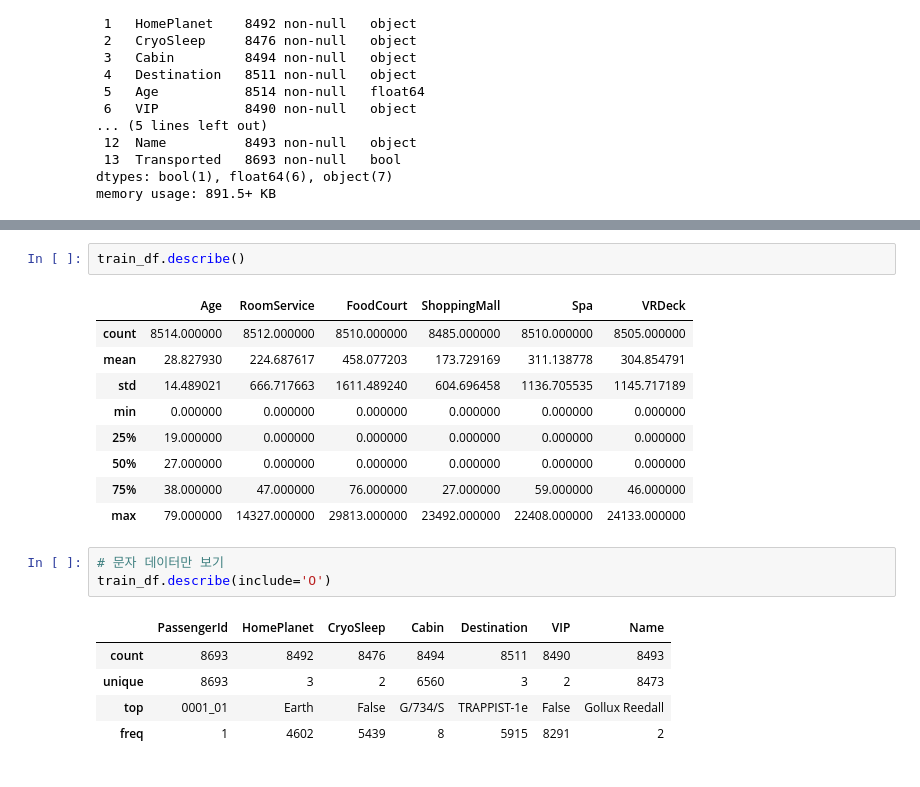
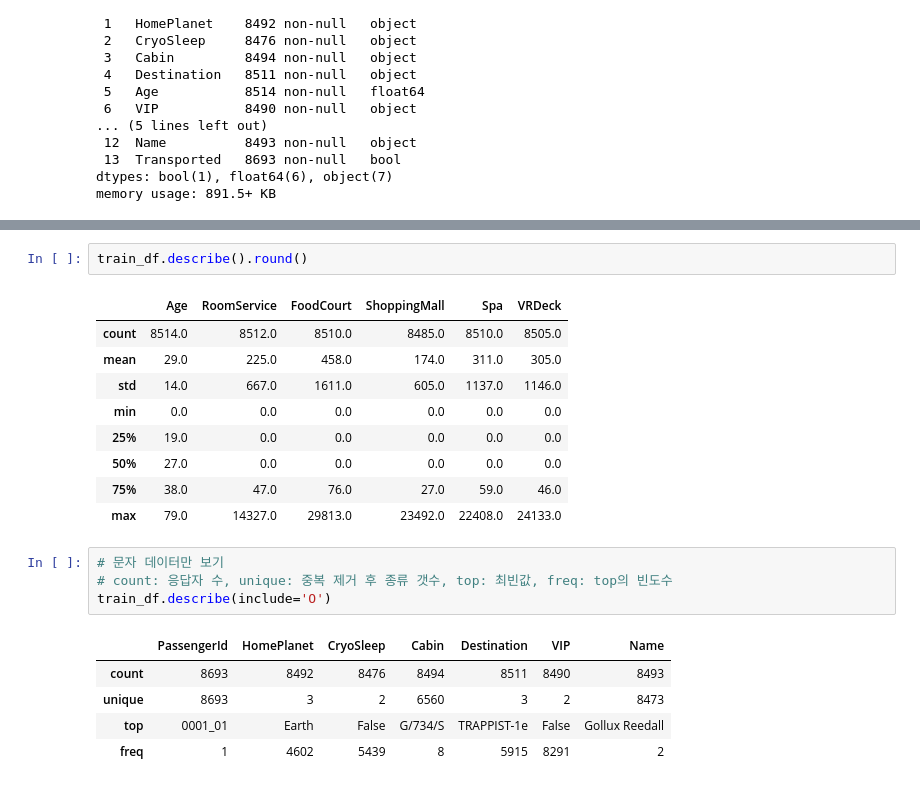
Before and after one commit to whrbgud333/sklearn-est15th-realfinal, a Jupyter notebook: Spaceship_Titanic/Spaceship_1.ipynb, the cells around one changed output, grey strips where cells are left out. Drawn from its saved outputs; the diff is of its cells as text.

```diff
--- a/Spaceship_Titanic/Spaceship_1.ipynb
+++ b/Spaceship_Titanic/Spaceship_1.ipynb
@@ -146,17 +195,18 @@ memory usage: 891.5+ KB
 # %%
-train_df.describe()
+train_df.describe().round()
 # %% [output]
 |  | Age | RoomService | FoodCourt | ShoppingMall | Spa | VRDeck |
-| count | 8514.000000 | 8512.000000 | 8510.000000 | 8485.000000 | 8510.000000 | 8505.000000 |
-| mean | 28.827930 | 224.687617 | 458.077203 | 173.729169 | 311.138778 | 304.854791 |
-| std | 14.489021 | 666.717663 | 1611.489240 | 604.696458 | 1136.705535 | 1145.717189 |
-| min | 0.000000 | 0.000000 | 0.000000 | 0.000000 | 0.000000 | 0.000000 |
-| 25% | 19.000000 | 0.000000 | 0.000000 | 0.000000 | 0.000000 | 0.000000 |
-| 50% | 27.000000 | 0.000000 | 0.000000 | 0.000000 | 0.000000 | 0.000000 |
-| 75% | 38.000000 | 47.000000 | 76.000000 | 27.000000 | 59.000000 | 46.000000 |
-| max | 79.000000 | 14327.000000 | 29813.000000 | 23492.000000 | 22408.000000 | 24133.000000 |
+| count | 8514.0 | 8512.0 | 8510.0 | 8485.0 | 8510.0 | 8505.0 |
+| mean | 29.0 | 225.0 | 458.0 | 174.0 | 311.0 | 305.0 |
+| std | 14.0 | 667.0 | 1611.0 | 605.0 | 1137.0 | 1146.0 |
+| min | 0.0 | 0.0 | 0.0 | 0.0 | 0.0 | 0.0 |
+| 25% | 19.0 | 0.0 | 0.0 | 0.0 | 0.0 | 0.0 |
+| 50% | 27.0 | 0.0 | 0.0 | 0.0 | 0.0 | 0.0 |
+| 75% | 38.0 | 47.0 | 76.0 | 27.0 | 59.0 | 46.0 |
+| max | 79.0 | 14327.0 | 29813.0 | 23492.0 | 22408.0 | 24133.0 |
 # %%
 # 문자 데이터만 보기
+# count: 응답자 수, unique: 중복 제거 후 종류 갯수, top: 최빈값, freq: top의 빈도수
 train_df.describe(include='O')
 # %% [output]
 |  | PassengerId | HomePlanet | CryoSleep | Cabin | Destination | VIP | Name |
```
Also changed, not shown: parts of 92 cells of this notebook.
